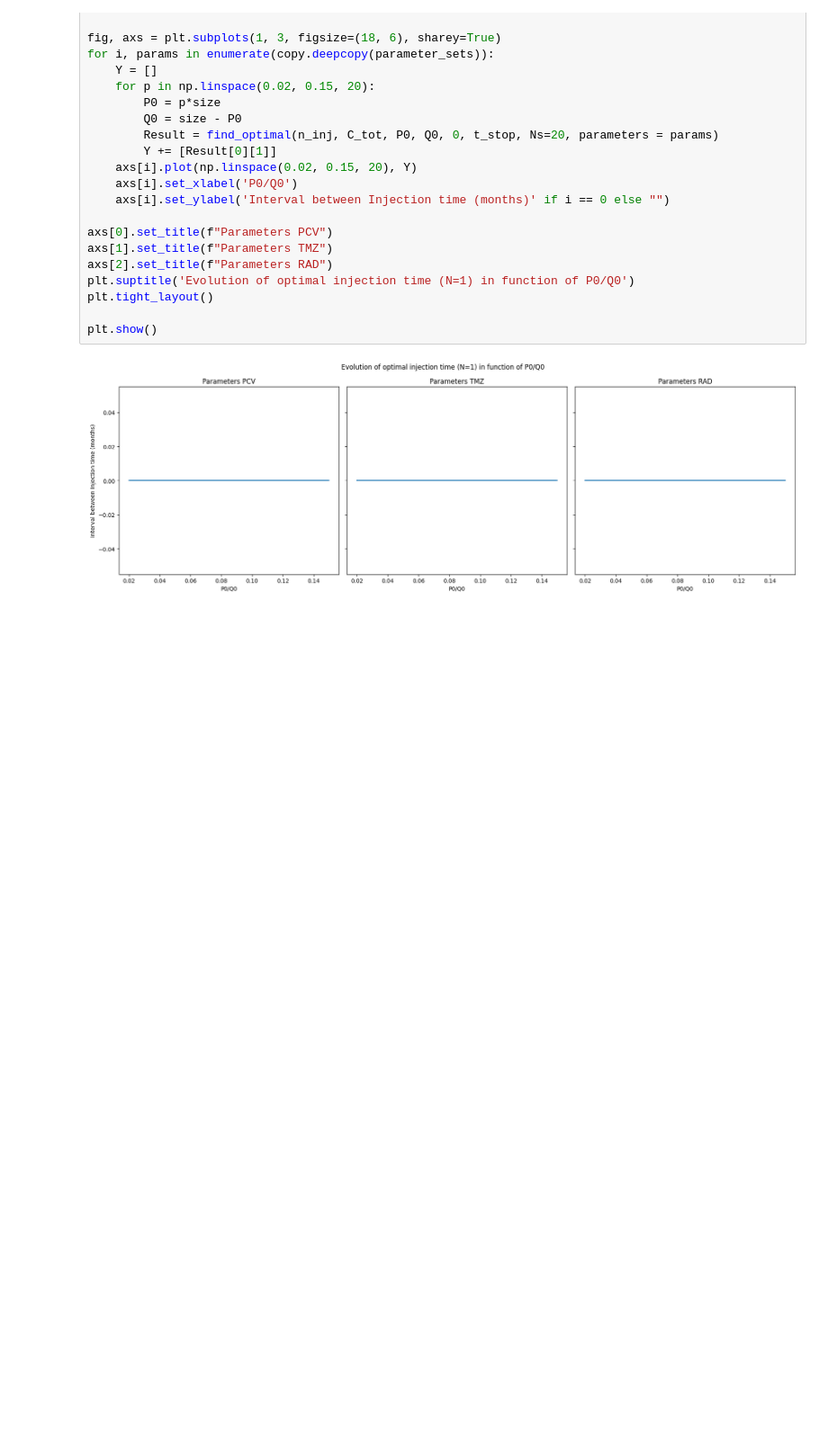
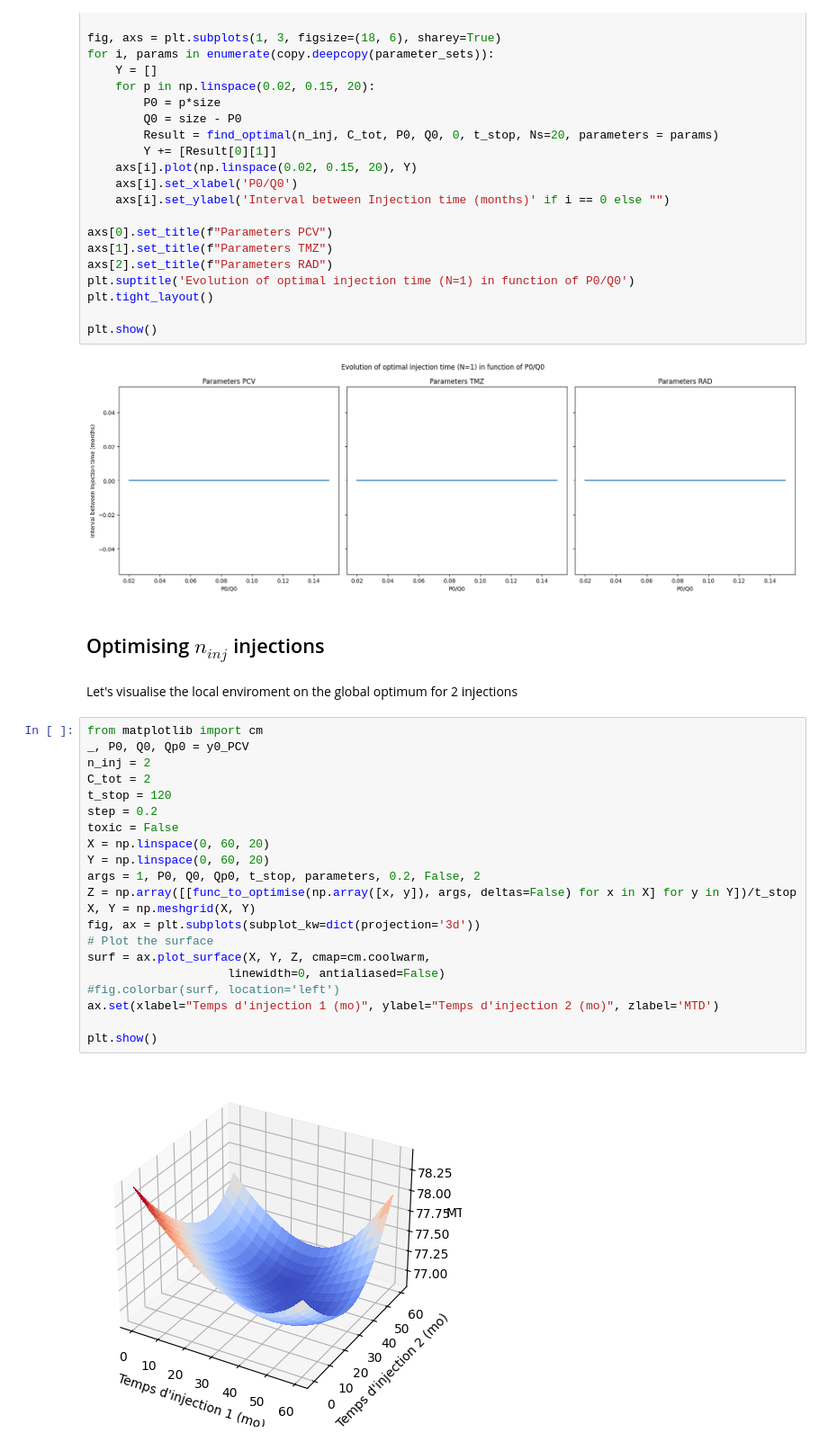
Before and after one commit to ambrejaeger/TP-M2, a Jupyter notebook: TP_parameters_exploration.ipynb, the cells around one changed output. Shown at 90% size. Cells and saved outputs as stored; diff of their text form; blank space fills up the shorter version.

```diff
--- a/TP_parameters_exploration.ipynb
+++ b/TP_parameters_exploration.ipynb
@@ -695,3 +695,30 @@ plt.tight_layout()
 plt.show()
 # %% [output]
 [figure]
+# %% [markdown]
+## Optimising $n_{inj}$ injections
+# %% [markdown]
+Let's visualise the local enviroment on the global optimum for 2 injections
+# %%
+from matplotlib import cm
+_, P0, Q0, Qp0 = y0_PCV
+n_inj = 2
+C_tot = 2
+t_stop = 120
+step = 0.2
+toxic = False
+X = np.linspace(0, 60, 20)
+Y = np.linspace(0, 60, 20)
+args = 1, P0, Q0, Qp0, t_stop, parameters, 0.2, False, 2
+Z = np.array([[func_to_optimise(np.array([x, y]), args, deltas=False) for x in X] for y in Y])/t_stop
+X, Y = np.meshgrid(X, Y)
+fig, ax = plt.subplots(subplot_kw=dict(projection='3d'))
+# Plot the surface
+surf = ax.plot_surface(X, Y, Z, cmap=cm.coolwarm,
+                    linewidth=0, antialiased=False)
+#fig.colorbar(surf, location='left')
+ax.set(xlabel="Temps d'injection 1 (mo)", ylabel="Temps d'injection 2 (mo)", zlabel='MTD')
+
+plt.show()
+# %% [output]
+[figure, added]
```
Also changed, not shown: parts of 3 cells of this notebook, 2 other files.
